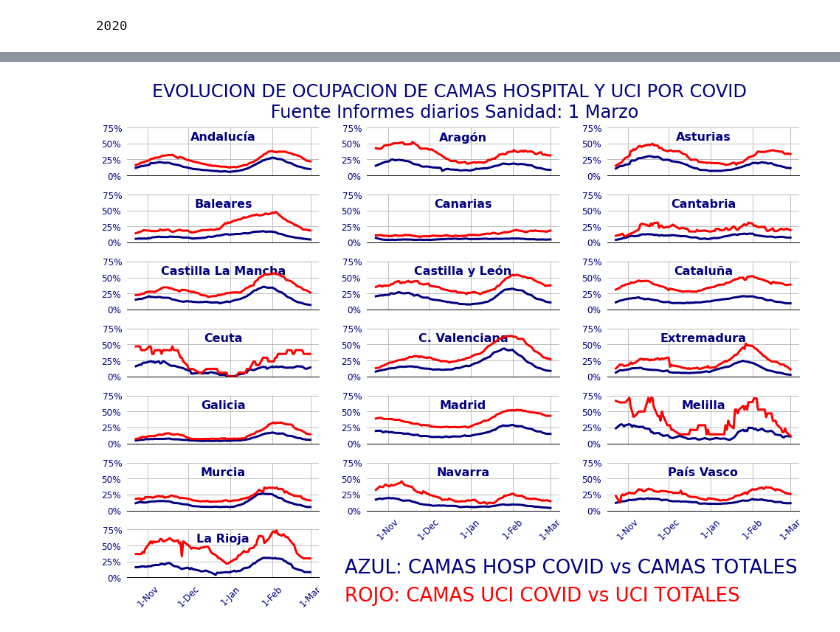
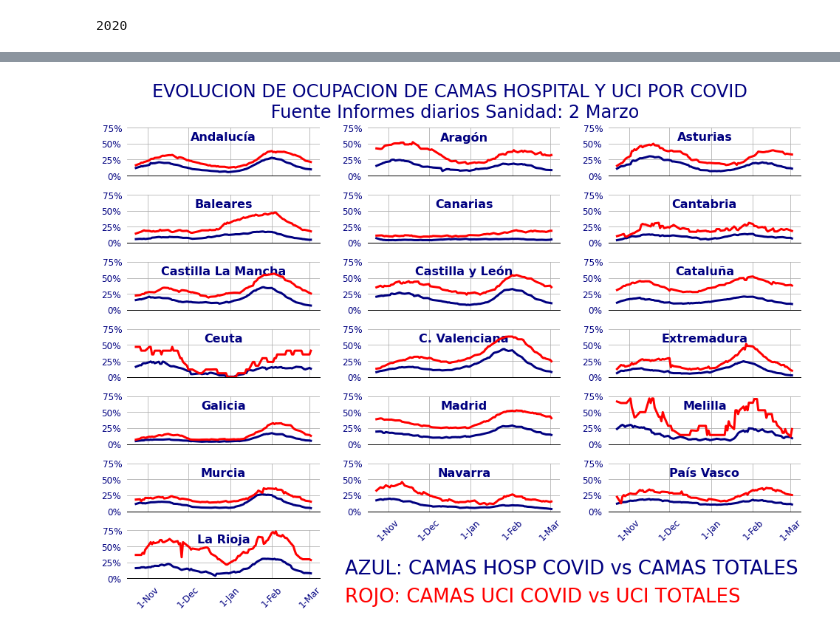
Before and after one commit to mharias/covid, a Jupyter notebook: sanidad_hospital/code/graficos_hospitalizados.ipynb, the cells around one changed output, grey strips where cells are left out. Drawn from its saved outputs; the diff is of its cells as text; code cells hidden in the pictures.

Commit message:
actualizacion 3 marzo

```diff
--- a/sanidad_hospital/code/graficos_hospitalizados.ipynb
+++ b/sanidad_hospital/code/graficos_hospitalizados.ipynb
@@ -180,7 +180,7 @@ with sns.plotting_context('paper', font_scale = 1.3):
 
 # Título
 
-titulo = 'EVOLUCION DE OCUPACION DE CAMAS HOSPITAL Y UCI POR COVID \n Fuente Informes diarios Sanidad: {}'.format('1 Marzo')
+titulo = 'EVOLUCION DE OCUPACION DE CAMAS HOSPITAL Y UCI POR COVID \n Fuente Informes diarios Sanidad: {}'.format('2 Marzo')
 color_titulos = 'navy'
 color_uci='red'
 color_covid='navy'
@@ -221,31 +221,31 @@ def grafica(x, color, label):
     ax2.yaxis.set_major_formatter(yticks)
     #ax2.set_ylim(0,4)
     #ax2.set_yticks([1])
     ax2.xaxis.set_major_formatter(XmajorFmt)
 
     ax2.set_ylim(0,75)
     ax2.set_yticks([0,25,50,75])
     ax2.set_yticks([])
     #ax2.xaxis.set_tick_params(labelsize=20,labelcolor='navy')
     ax2.xaxis.set_major_locator(DayLocator([1]))
     #ax2.legend()
 
 g.map(grafica,'ccaa')
 
 #plt.legend()
 g.set_titles("")
 #g.set(yticks=[])
 g.set(xlabel='')
 
 g.despine(bottom=False, left=True)
 g.fig.suptitle('{}'.format(titulo),fontsize=24,color='navy')
 g.fig.text(x=.35,y=.05,s='ROJO: CAMAS UCI COVID vs UCI TOTALES',color='red',fontsize=26)
 g.fig.text(x=.35,y=.1,s='AZUL: CAMAS HOSP COVID vs CAMAS TOTALES',color='navy',fontsize=26)
 
 g.fig.subplots_adjust(top=.9,wspace=0.25,hspace=0.4)
 #plt.tight_layout()
 plt.savefig(img_path+'uci_hosp_comunidades.png',dpi=288)
 
 plt.show()
 # %% [output]
-[figure, old version]
+[figure, new version]
```
Also changed, not shown: parts of 4 cells of this notebook, 20 other files.
